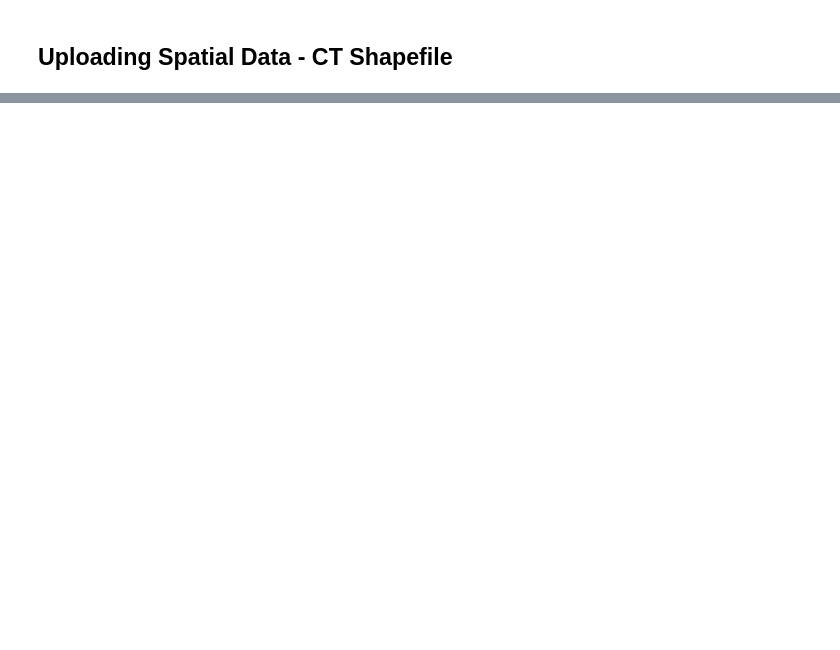
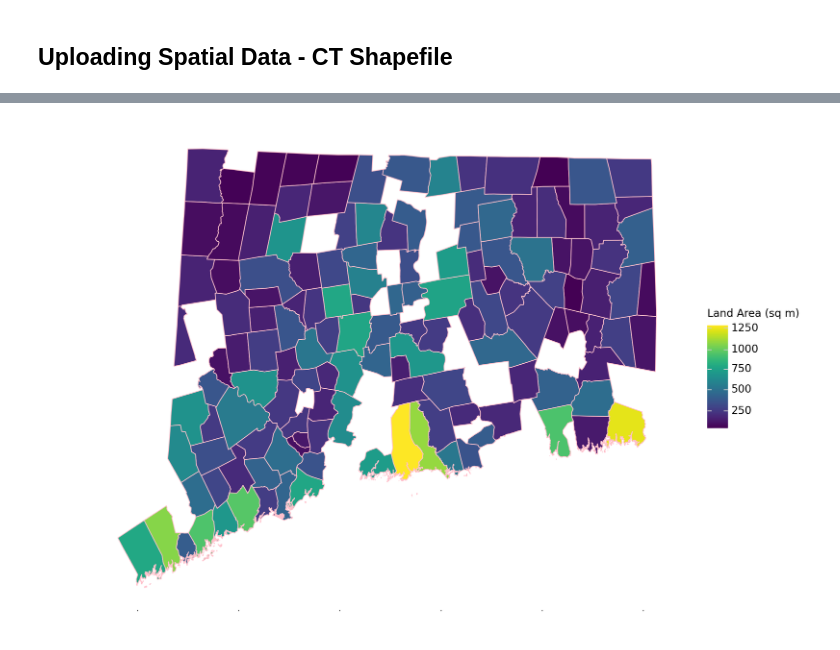
Before and after one commit to pastelpargoal/NO2, a Jupyter notebook: final_project_pargoal_kei.ipynb, the cells around one changed output, grey strips where cells are left out. Saved outputs shown, nothing was run; the diff lists cells and outputs as text; code cells hidden in the pictures; blank space fills up the shorter version.

```diff
--- a/final_project_pargoal_kei.ipynb
+++ b/final_project_pargoal_kei.ipynb
@@ -539,0 +376,4 @@ combined_hp
+# %%
+shape = 'CT_Vicinity_Town_Polygon.shp'
+df_CTT = gpd.read_file(shape)
+df_CTT.head()
@@ -539,0 +411,4 @@ combined_hp
+# %%
+CONN = df_CTT[df_CTT.CT_LEGEND == "Connecticut"]
+# CT_LEGEND == "Connecticut"
+CONN.head()
@@ -539,0 +422,3 @@ combined_hp
+# %%
+CONN = CONN.rename(columns={'TOWN_NAME': 'TOWN'})
+CONN.head()
@@ -539,0 +474,3 @@ combined_hp
+# %%
+df = pd.merge(joined_df, CONN, on='TOWN', how='left')
+df
@@ -539,0 +498,19 @@ combined_hp
+# %%
+plotnine.options.figure_size = (12, 8)
+
+
+(ggplot()
+  + geom_map(df, aes(geometry = 'geometry', fill='Total Heat Pumps'), color='pink')
+  #+ xlim(-5e6,3e6)
+ # + ylim(-2.5e6, 4e6)
+  + labs(fill='Land Area (sq m)')
+  + theme_classic()
+  + theme(axis_line=element_line(color="white"),
+          axis_ticks=element_line(color = "white"),
+          axis_text=element_line(color='white'),
+          text=element_text(size = 12))
+  # + xlab("")
+  # + ylab("")
+ )
+# %% [output]
+[figure, added]
```
Also changed, not shown: parts of 75 cells of this notebook.
